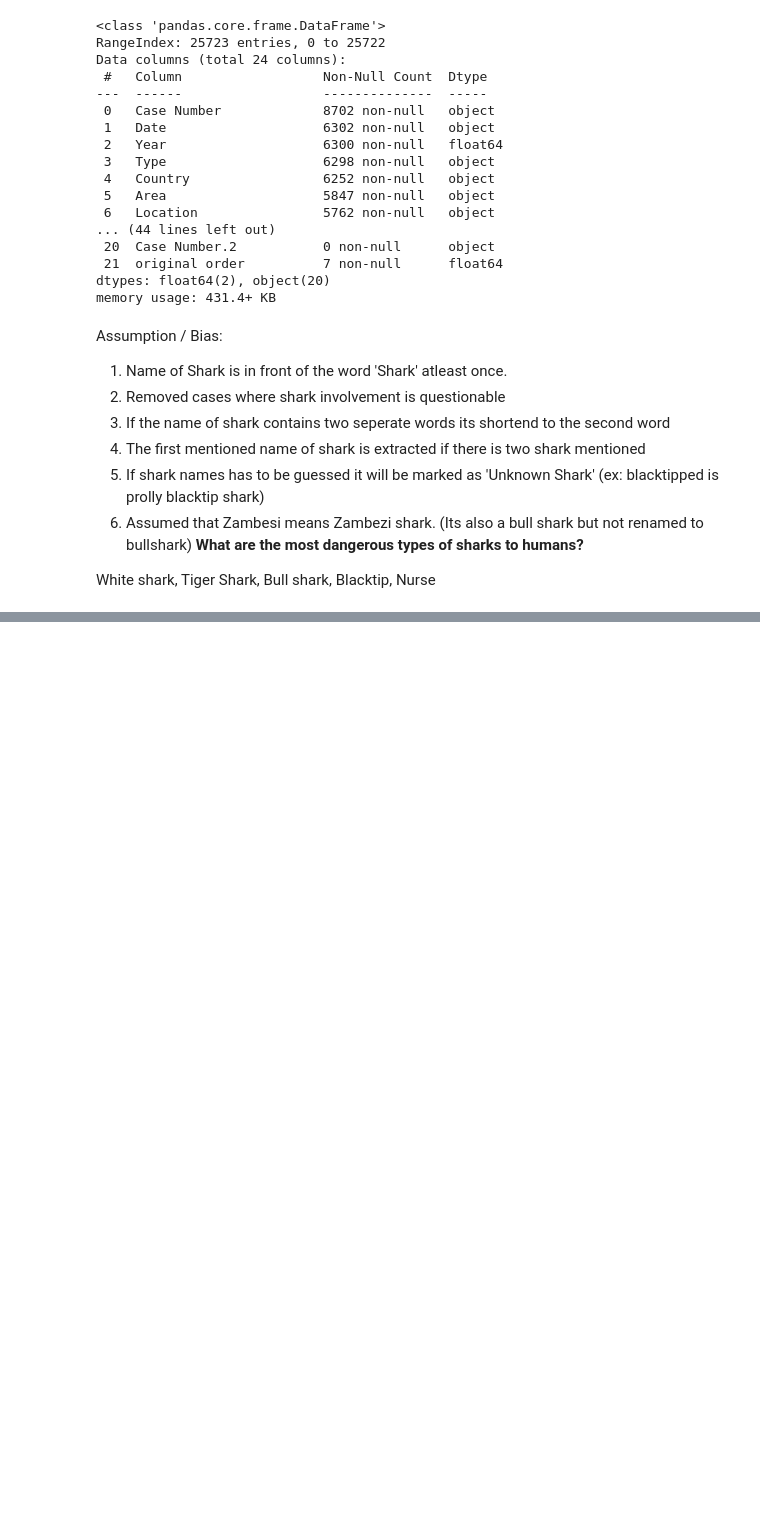
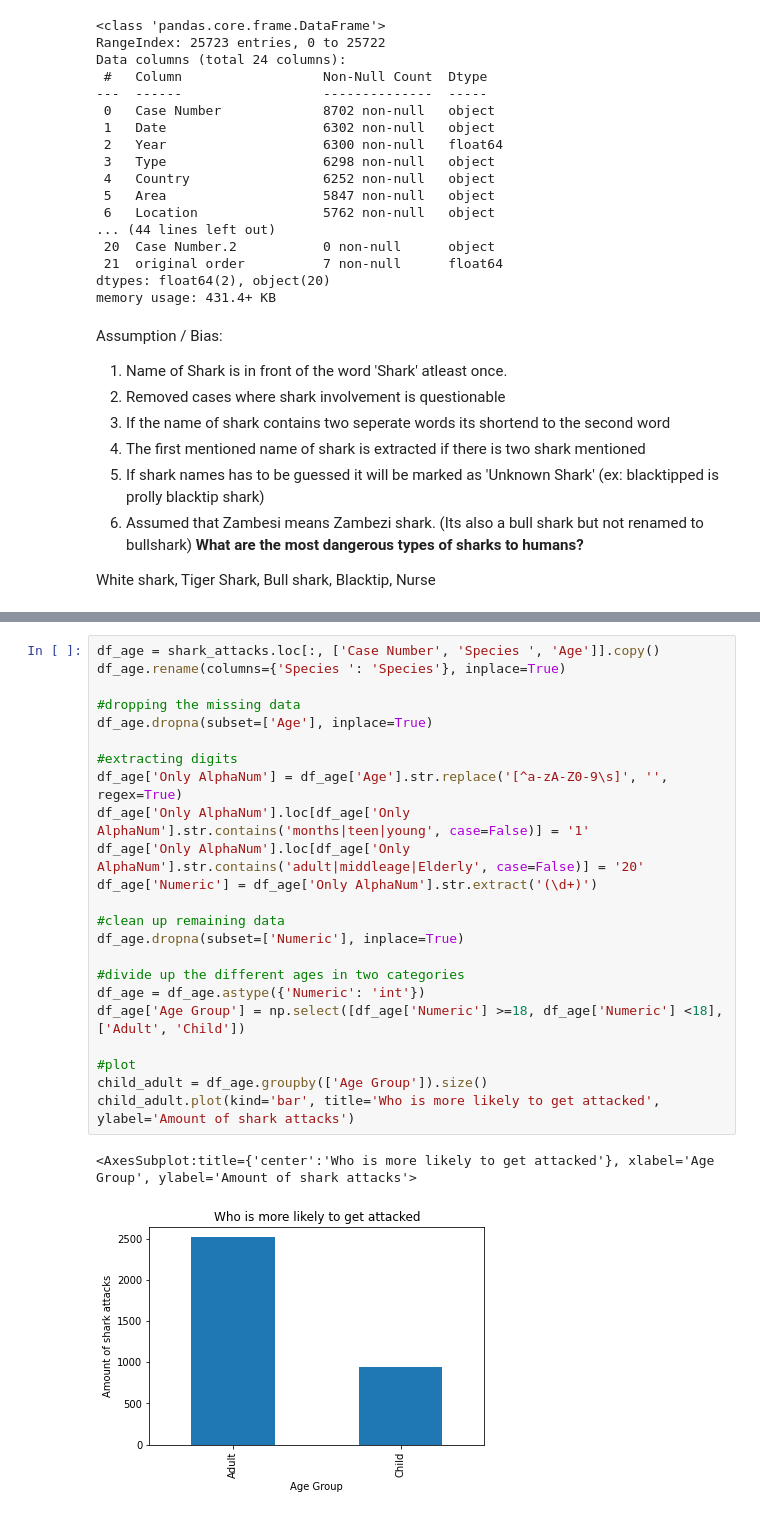
Before and after one commit to MandyP717/Data-analytics-with-python, a Jupyter notebook: Shark Attack/Sharks.ipynb, the cells around one changed output, grey strips where cells are left out. Saved outputs shown, nothing was run; the diff lists cells and outputs as text; blank space fills up the shorter version.

```diff
--- a/Shark Attack/Sharks.ipynb
+++ b/Shark Attack/Sharks.ipynb
@@ -162,3 +128,29 @@ display(Child[1:])
+# %%
+df_age = shark_attacks.loc[:, ['Case Number', 'Species ', 'Age']].copy()
+df_age.rename(columns={'Species ': 'Species'}, inplace=True)
+
+#dropping the missing data
+df_age.dropna(subset=['Age'], inplace=True)
+
+#extracting digits
+df_age['Only AlphaNum'] = df_age['Age'].str.replace('[^a-zA-Z0-9\s]', '', regex=True)
+df_age['Only AlphaNum'].loc[df_age['Only AlphaNum'].str.contains('months|teen|young', case=False)] = '1'
+df_age['Only AlphaNum'].loc[df_age['Only AlphaNum'].str.contains('adult|middleage|Elderly', case=False)] = '20'
+df_age['Numeric'] = df_age['Only AlphaNum'].str.extract('(\d+)')
+
+#clean up remaining data
+df_age.dropna(subset=['Numeric'], inplace=True)
+
+#divide up the different ages in two categories
+df_age = df_age.astype({'Numeric': 'int'})
+df_age['Age Group'] = np.select([df_age['Numeric'] >=18, df_age['Numeric'] <18], ['Adult', 'Child'])
+
+#plot
+child_adult = df_age.groupby(['Age Group']).size()
+child_adult.plot(kind='bar', title='Who is more likely to get attacked', ylabel='Amount of shark attacks')
+# %% [output]
+<AxesSubplot:title={'center':'Who is more likely to get attacked'}, xlabel='Age Group', ylabel='Amount of shark attacks'>
+[figure, added]
 # %% [markdown]
 Assumption / Bias:
 
```
Also changed, not shown: parts of 12 cells of this notebook.
